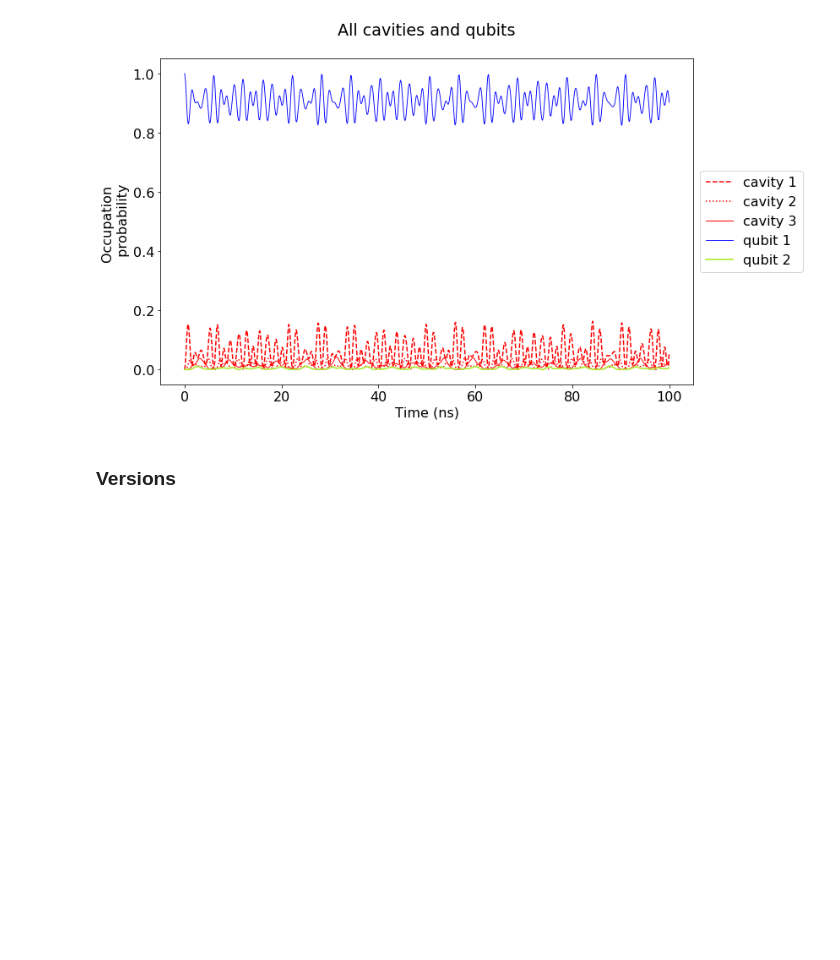
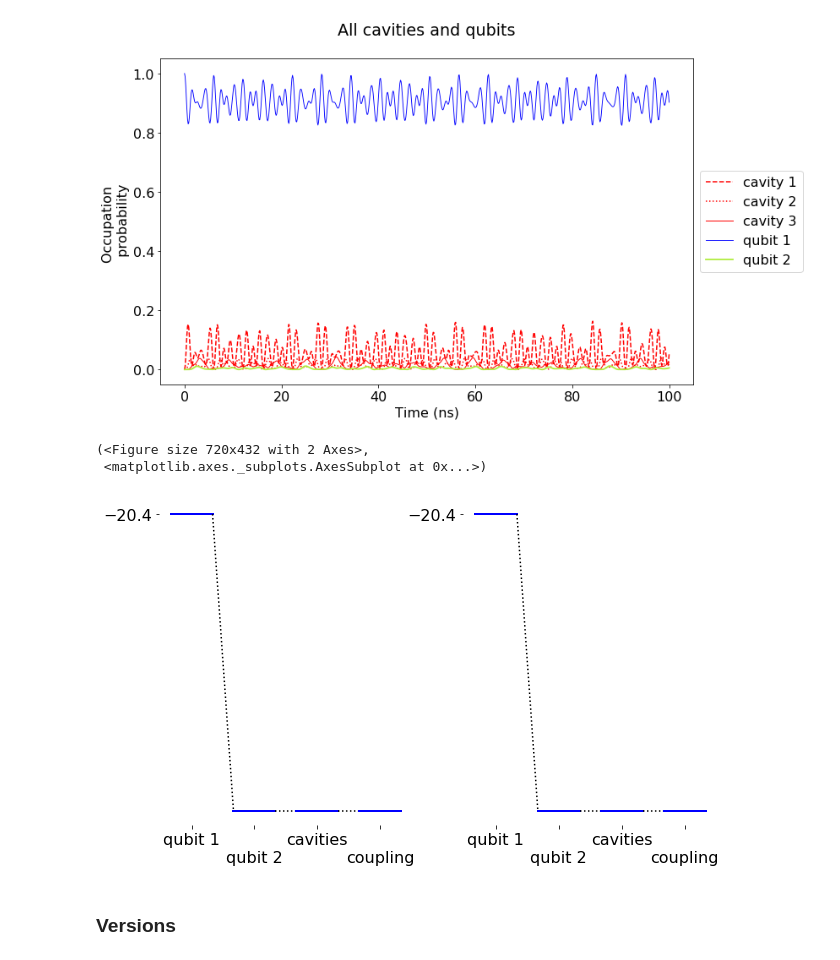
Before and after one commit to SoumyaShreeram/Qubit, a Jupyter notebook: Time Evolution, Frequency sweeps/Mutimode cavity qubit system without thermal losses.ipynb, the cells around one changed output. Cells and saved outputs as stored; diff of their text form; code cells hidden in the pictures; blank space fills up the shorter version.

```diff
--- a/Time Evolution, Frequency sweeps/Mutimode cavity qubit system without thermal losses.ipynb
+++ b/Time Evolution, Frequency sweeps/Mutimode cavity qubit system without thermal losses.ipynb
@@ -221,6 +222,22 @@ axes.legend(loc = 'center left', bbox_to_anchor = (1.0, 0.5))
 fig.tight_layout()
 # %% [output]
 [figure]
+# %%
+# plotting the energy level diagram for the 1st excited state
+label_list = ['qubit 1', '\nqubit 2', 'cavities', '\ncoupling']
+Hlist = [w_q1*Hq1, w_q2*Hq2, w_f*Hf, Hqf]
+Hlist_final = [H_t, w_q2*Hq2, w_f*Hf, Hqf]
+fig = plt.figure(figsize=(10,6))
+
+ax1 = fig.add_subplot(1,2,1)
+plot_energy_levels(Hlist, 1, label_list, True, (8,12), fig, ax1)
+
+ax2 = fig.add_subplot(1,2,2)
+plot_energy_levels(Hlist, 1, label_list, True, (8,12), fig, ax2)
+# %% [output]
+(<Figure size 720x432 with 2 Axes>,
+ <matplotlib.axes._subplots.AxesSubplot at 0x...>)
+[figure, added]
 # %% [markdown]
 ### Versions
 # %%
```
Also changed, not shown: parts of 10 cells of this notebook, 3 other files.
